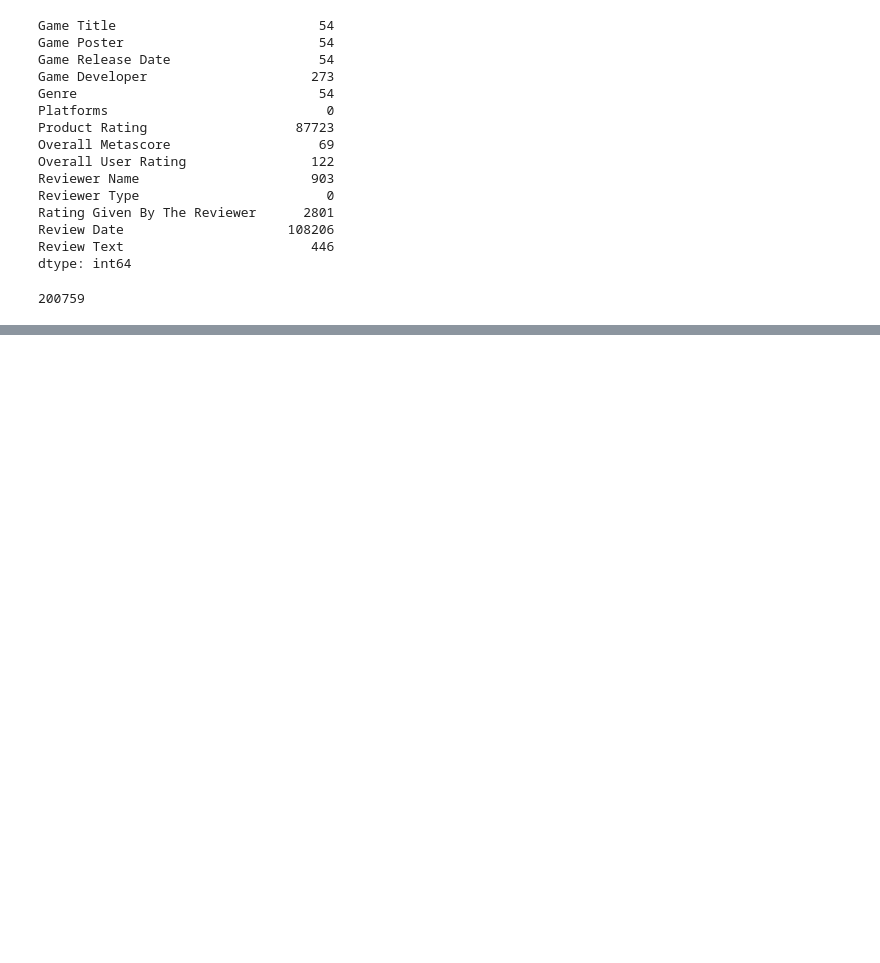
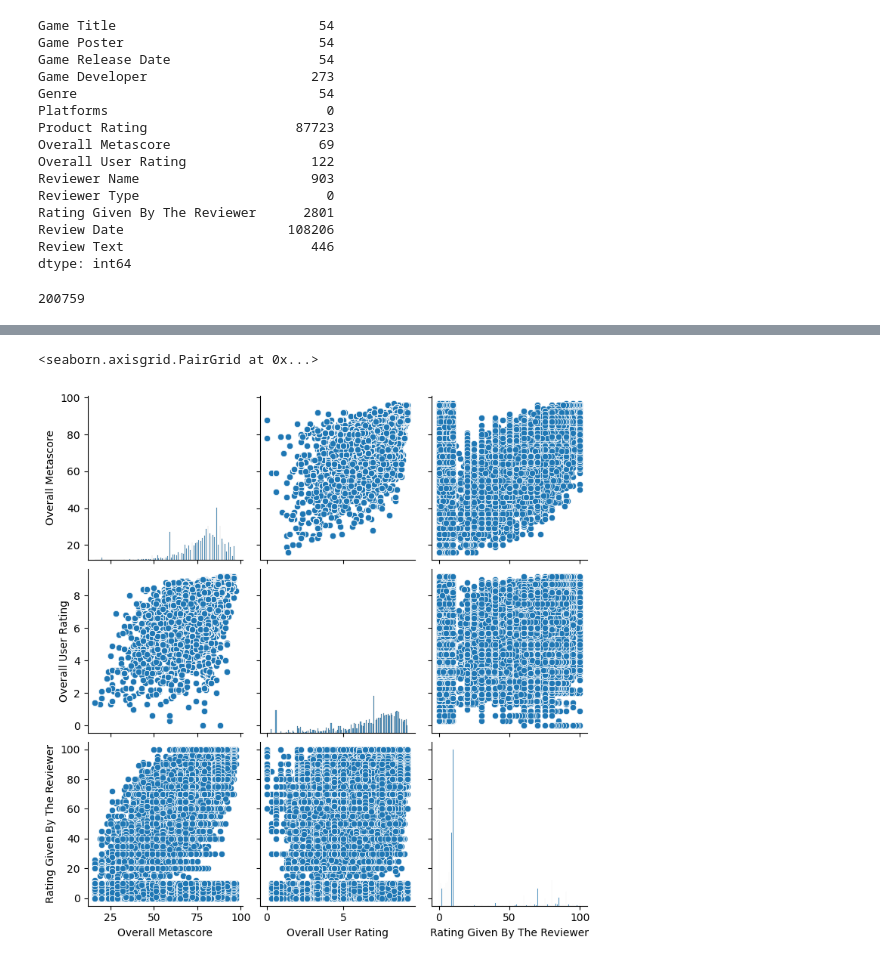
Before and after one commit to RonKlem/Video_Games, a Jupyter notebook: Video_Games_EDA.ipynb, the cells around one changed output, grey strips where cells are left out. Saved outputs shown, nothing was run; the diff lists cells and outputs as text; code cells hidden in the pictures; blank space fills up the shorter version.

```diff
--- a/Video_Games_EDA.ipynb
+++ b/Video_Games_EDA.ipynb
@@ -178,0 +288,5 @@ print("% of review date not null: ", percent_not_null_review_date, "%")
+# %%
+sns.pairplot(df)
+# %% [output]
+<seaborn.axisgrid.PairGrid at 0x...>
+[figure, added]
```
Also changed, not shown: parts of 22 cells of this notebook.
